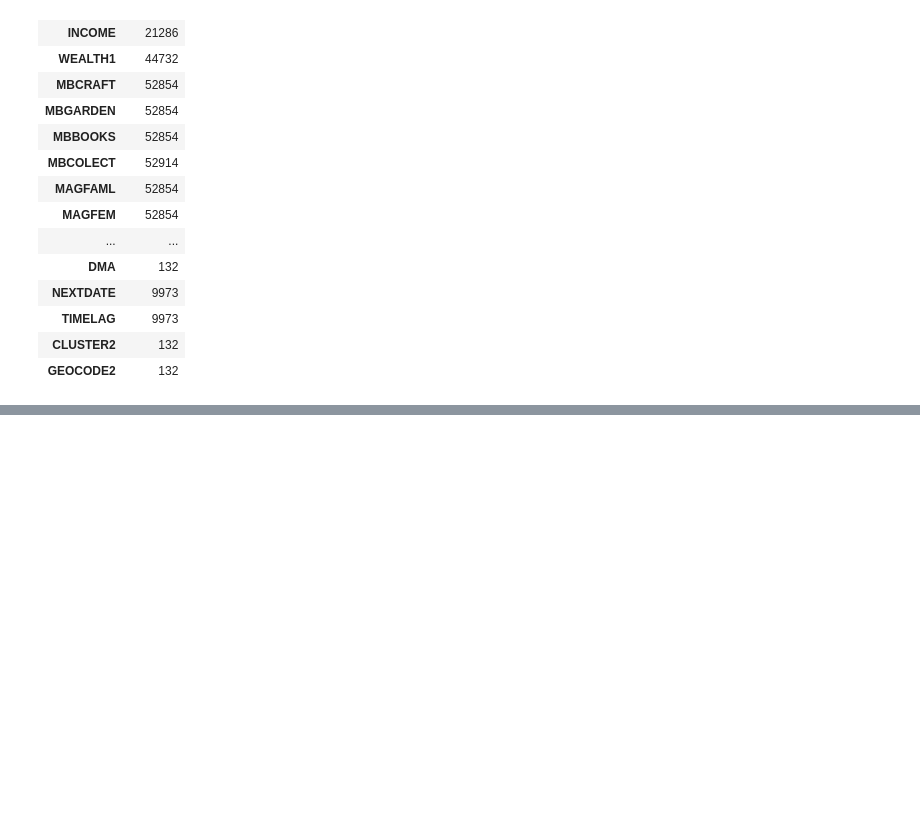
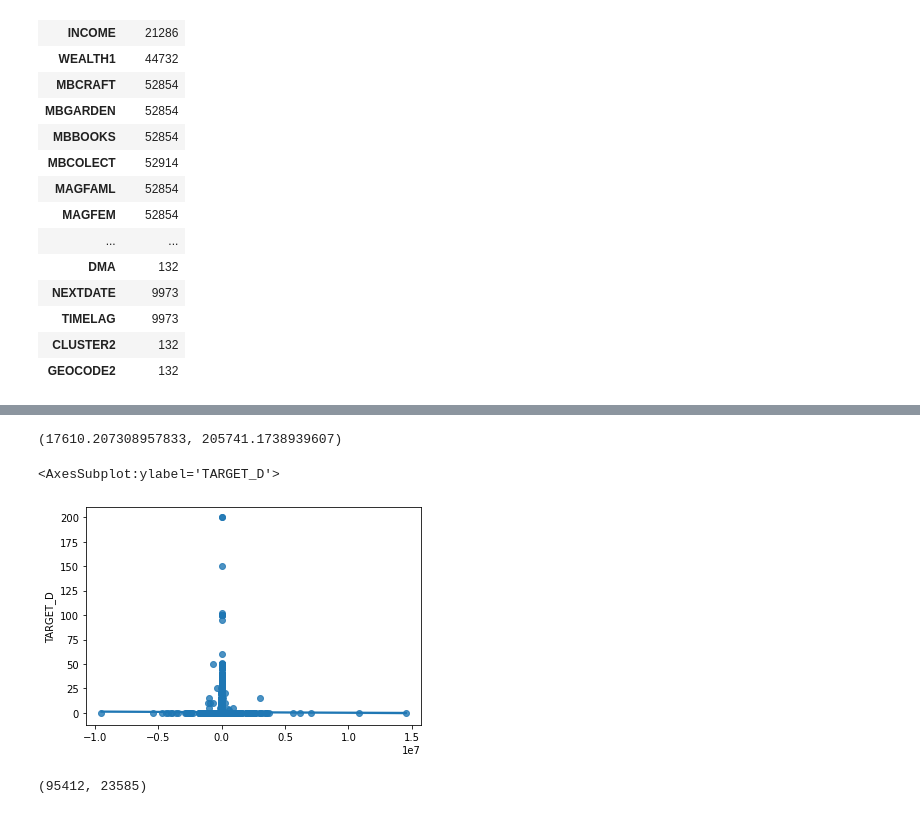
Before and after one commit to KHawk89/unit7_case_study, a Jupyter notebook: hfa_case_study_flo.ipynb, the cells around one changed output, grey strips where cells are left out. Cells and saved outputs as stored; diff of their text form; code cells hidden in the pictures; blank space fills up the shorter version.

```diff
--- a/hfa_case_study_flo.ipynb
+++ b/hfa_case_study_flo.ipynb
@@ -188,0 +197,7 @@ null_tk
+# %%
+# dropping the targes and get dummies which are a lot ( and also too many which we see later for
+# processing)
+X = data.drop(['TARGET_B', 'TARGET_D',],axis=1)
+y = data['TARGET_D']
+X = pd.get_dummies(X)
+X
@@ -188,0 +219,15 @@ null_tk
+# %%
+# first train test split
+
+X_train, X_test, y_train, y_test = train_test_split(X, y, test_size=0.3, random_state=42)
+# %%
+# fitting the model. processing duration was over an hour and kernel died some times because
+# used RAM was close to the edge
+
+from datetime import datetime
+print(datetime.now())
+
+model = LinearRegression()
+model.fit(X_train,y_train)
+model.score(X_test,y_test)
+print(datetime.now())
@@ -188,0 +237,22 @@ null_tk
+# %%
+# Not good scores at all
+
+preds = model.predict(X_test)
+mae = mean_absolute_error(y_test, preds)
+mse = mean_squared_error(y_test, preds, squared=False)
+mae, mse
+# %% [output]
+(17610.207308957833, 205741.1738939607)
+# %%
+# nulls are a thing
+sns.regplot(preds, y_test)
+# %% [output]
+<AxesSubplot:ylabel='TARGET_D'>
+[figure, added]
+# %%
+# Trying to use KBest selector to get just features which have good correlation to TARGET_D
+# Also X.shape before.
+from sklearn.feature_selection import SelectKBest, chi2
+X.shape
+# %% [output]
+(95412, 23585)
```
Also changed, not shown: parts of 45 cells of this notebook.
